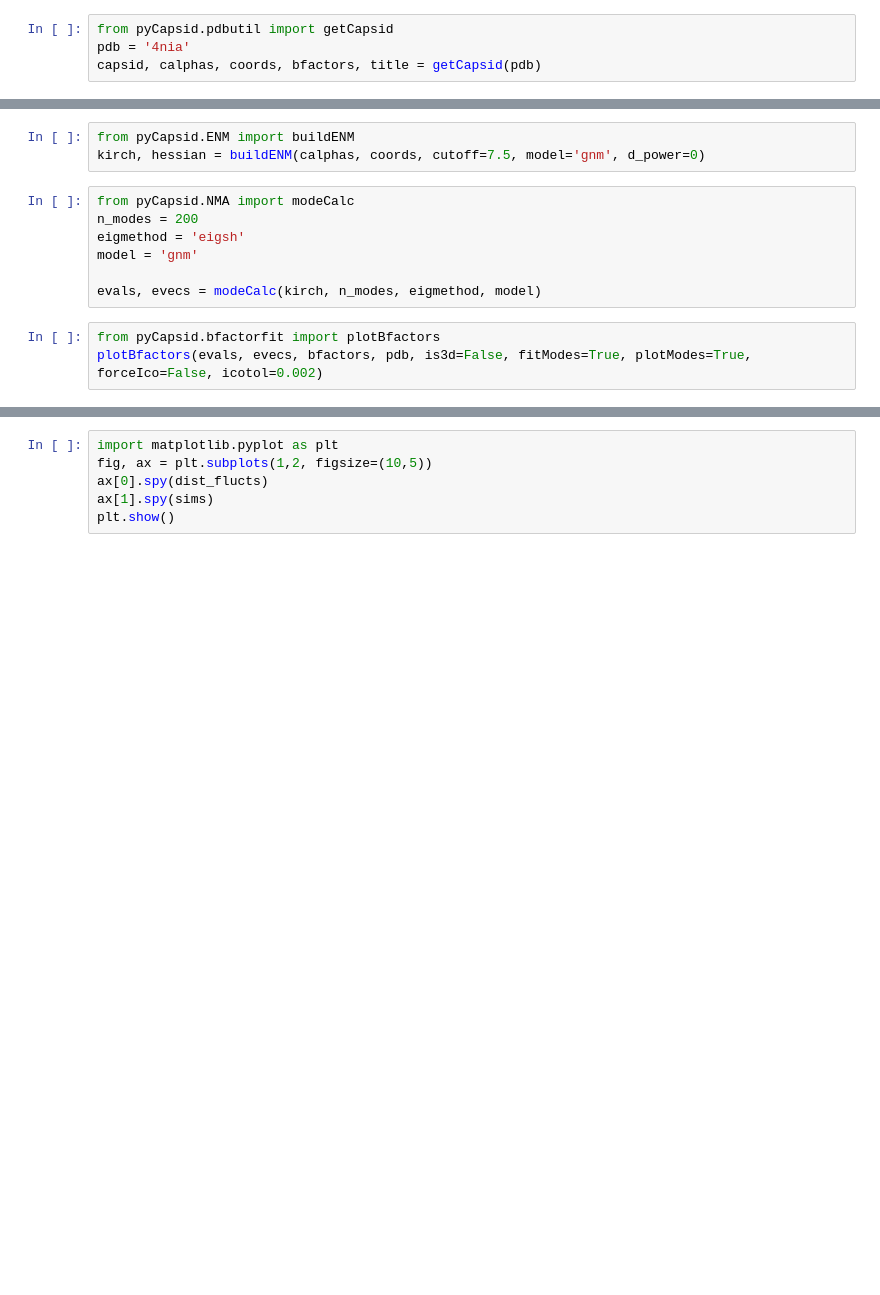
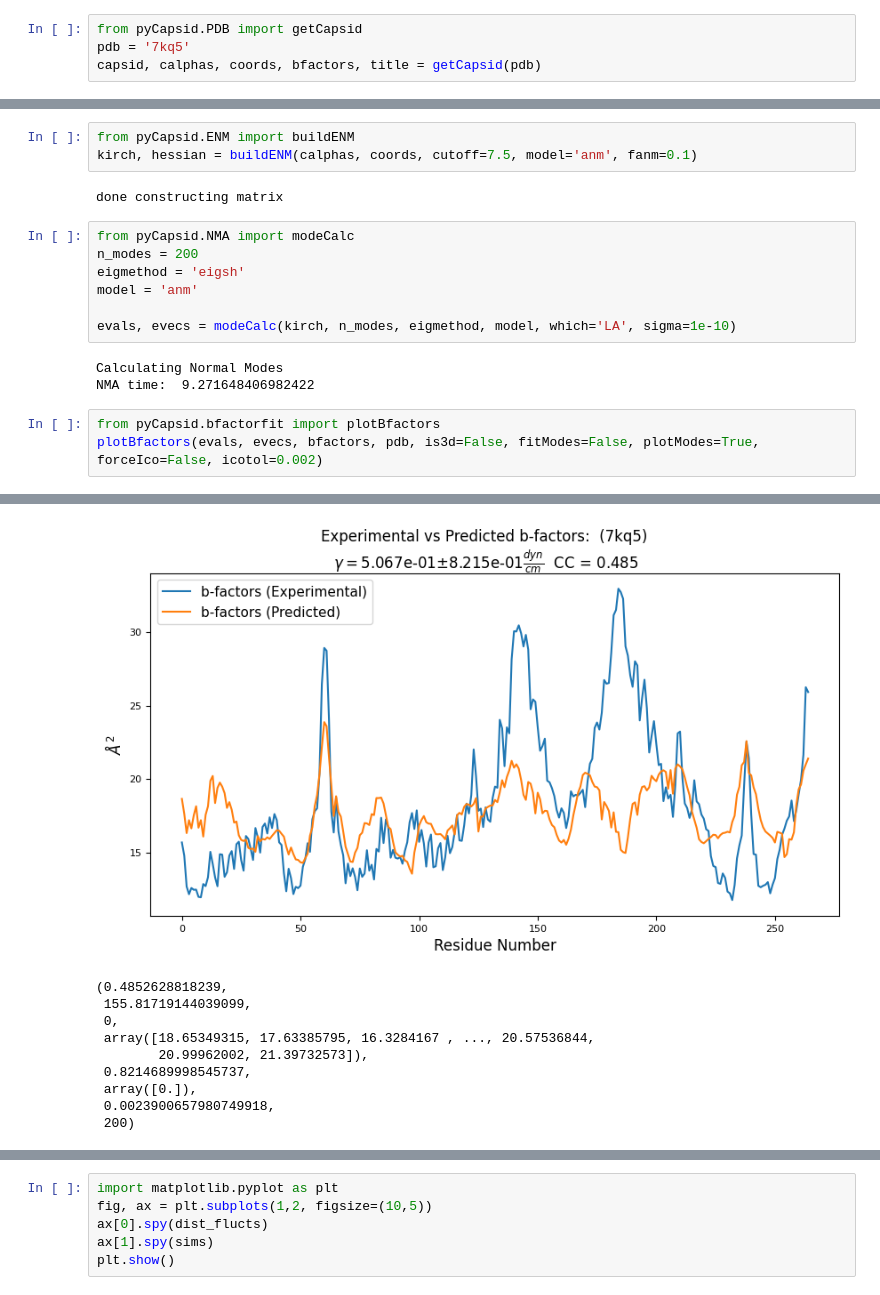
Before and after one commit to luquelab/pyCapsid, a Jupyter notebook: notebooks/example_notebook.ipynb, the cells around one changed output, grey strips where cells are left out. Drawn from its saved outputs; the diff is of its cells as text; blank space fills up the shorter version.

```diff
--- a/notebooks/example_notebook.ipynb
+++ b/notebooks/example_notebook.ipynb
@@ -1,5 +1,5 @@
 # %%
-from pyCapsid.pdbutil import getCapsid
-pdb = '4nia'
+from pyCapsid.PDB import getCapsid
+pdb = '7kq5'
 capsid, calphas, coords, bfactors, title = getCapsid(pdb)
 # %% [output]
@@ -12,13 +12,19 @@ Number Of Residues:  8640
 # %%
 from pyCapsid.ENM import buildENM
-kirch, hessian = buildENM(calphas, coords, cutoff=7.5, model='gnm', d_power=0)
+kirch, hessian = buildENM(calphas, coords, cutoff=7.5, model='anm', fanm=0.1)
+# %% [output]
+done constructing matrix
 # %%
 from pyCapsid.NMA import modeCalc
 n_modes = 200
 eigmethod = 'eigsh'
-model = 'gnm'
+model = 'anm'
 
-evals, evecs = modeCalc(kirch, n_modes, eigmethod, model)
+evals, evecs = modeCalc(kirch, n_modes, eigmethod, model, which='LA', sigma=1e-10)
+# %% [output]
+Calculating Normal Modes
+NMA time:  9.271648406982422
 # %%
 from pyCapsid.bfactorfit import plotBfactors
-plotBfactors(evals, evecs, bfactors, pdb, is3d=False, fitModes=True, plotModes=True, forceIco=False, icotol=0.002)
+plotBfactors(evals, evecs, bfactors, pdb, is3d=False, fitModes=False, plotModes=True, forceIco=False, icotol=0.002)
+# %% [output]
@@ -25 +50,11 @@ plotBfactors(evals, evecs, bfactors, pdb, is3d=False, fitModes=True, plotModes=T
+[figure, added]
+(0.4852628818239,
+ 155.81719144039099,
+ 0,
+ array([18.65349315, 17.63385795, 16.3284167 , ..., 20.57536844,
+        20.99962002, 21.39732573]),
+ 0.8214689998545737,
+ array([0.]),
+ 0.0023900657980749918,
+ 200)
 # %%
```
Also changed, not shown: parts of 7 cells of this notebook, 4 other files.
